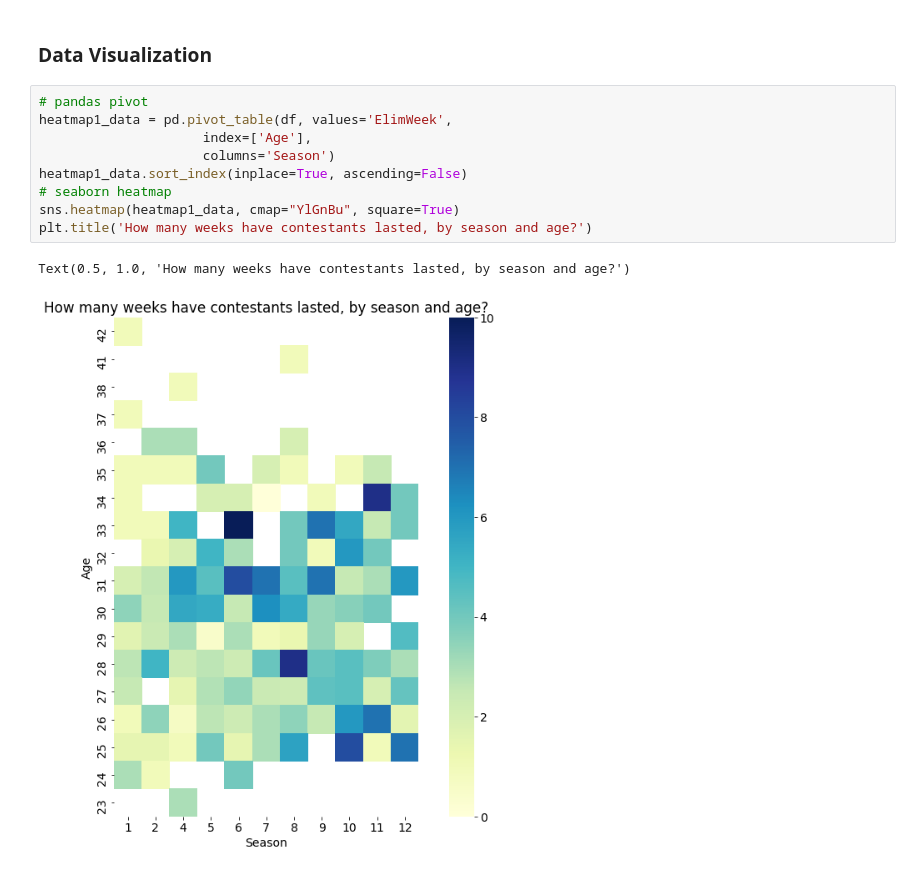
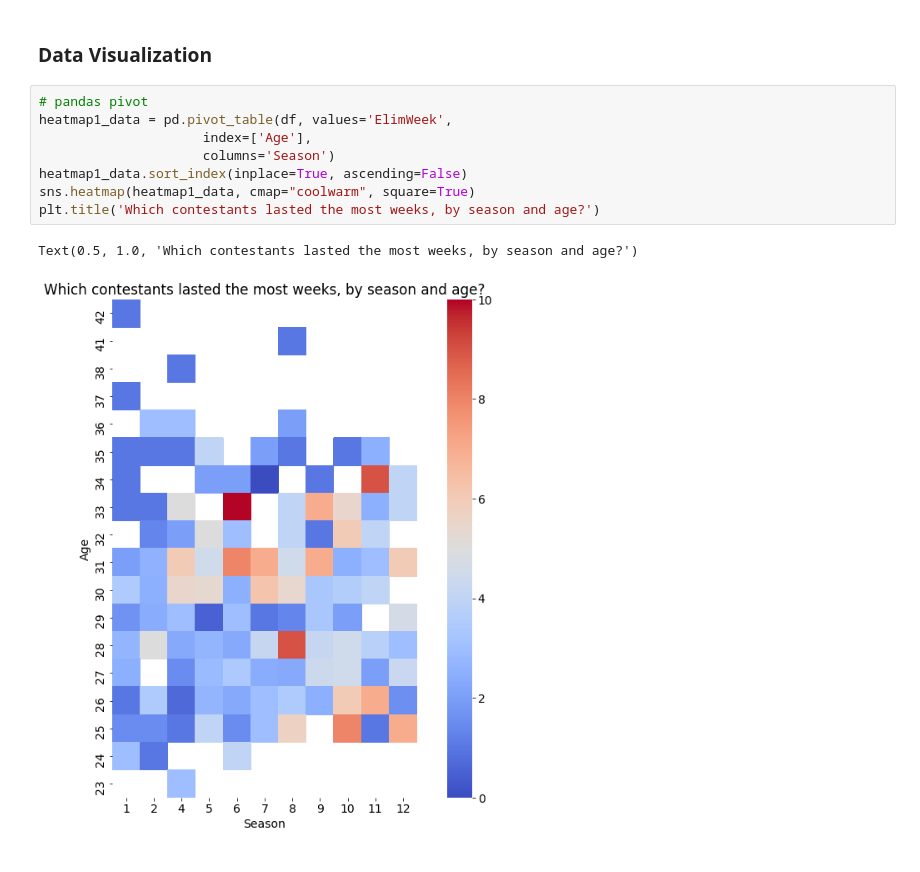
Before and after one commit to KwameTaylor/bachelorette-predictor, a Jupyter notebook: kaggle-datasets/explore.ipynb, the cells around one changed output. Cells and saved outputs as stored; diff of their text form.

```diff
--- a/kaggle-datasets/explore.ipynb
+++ b/kaggle-datasets/explore.ipynb
@@ -119,12 +119,11 @@ dtype: int64
 # %%
 # pandas pivot
 heatmap1_data = pd.pivot_table(df, values='ElimWeek',
                      index=['Age'],
                      columns='Season')
 heatmap1_data.sort_index(inplace=True, ascending=False)
-# seaborn heatmap
-sns.heatmap(heatmap1_data, cmap="YlGnBu", square=True)
-plt.title('How many weeks have contestants lasted, by season and age?')
+sns.heatmap(heatmap1_data, cmap="coolwarm", square=True)
+plt.title('Which contestants lasted the most weeks, by season and age?')
 # %% [output]
-Text(0.5, 1.0, 'How many weeks have contestants lasted, by season and age?')
+Text(0.5, 1.0, 'Which contestants lasted the most weeks, by season and age?')
-[figure, old version]
+[figure, new version]
```
Also changed, not shown: parts of 1 cell of this notebook.
